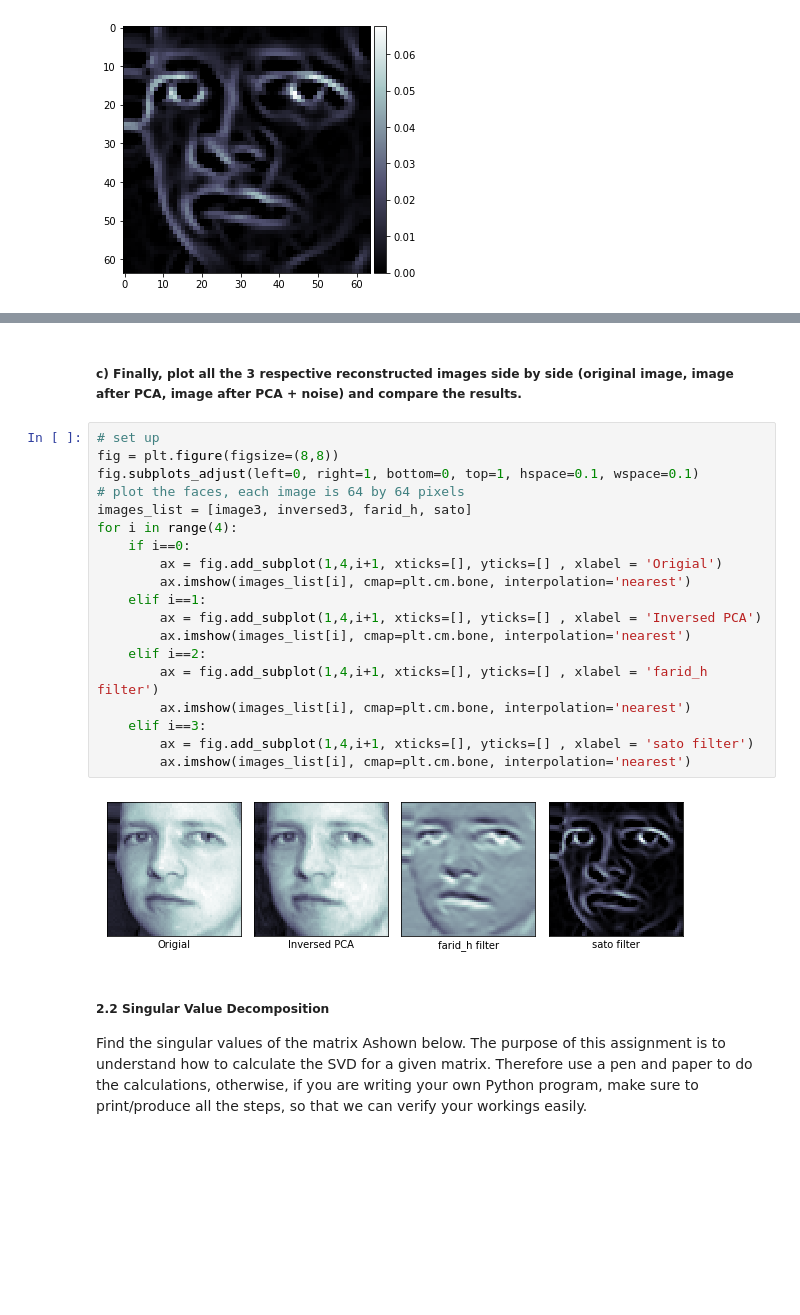
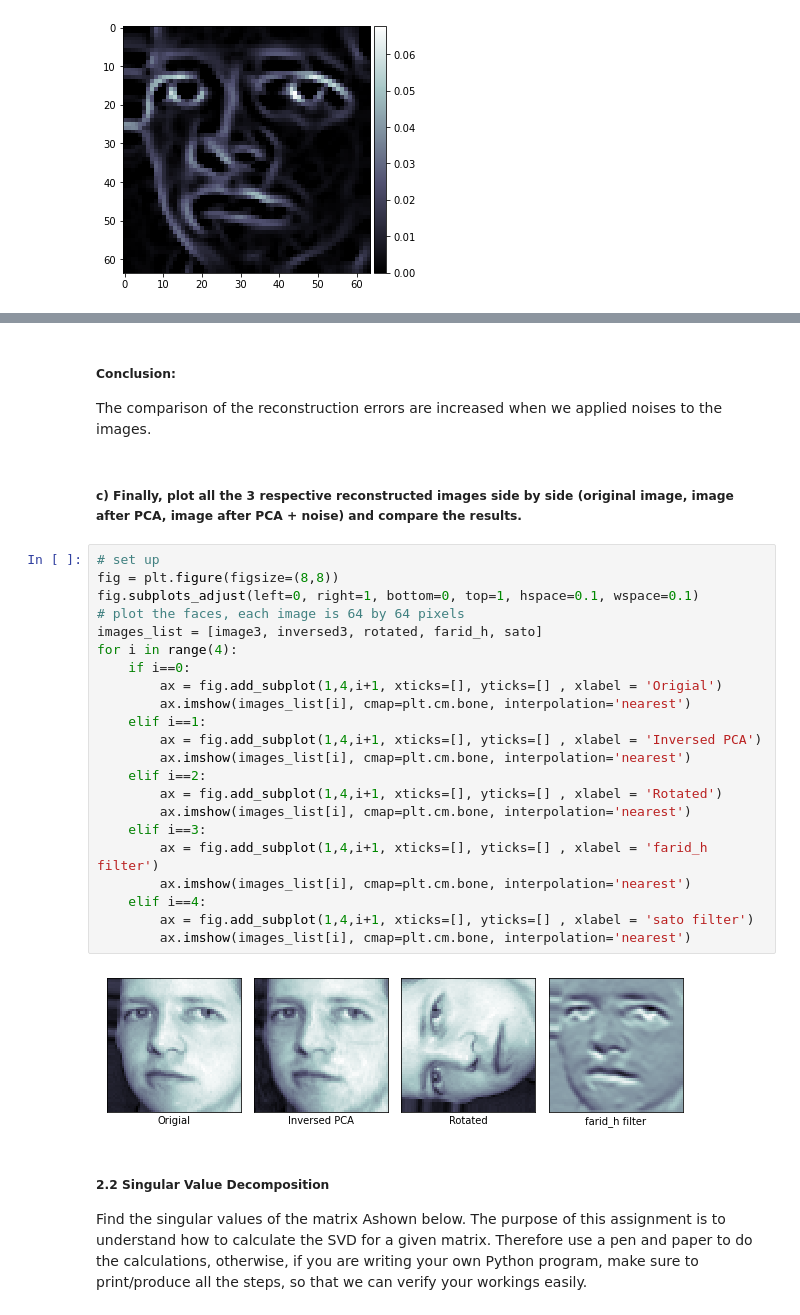
Before and after one commit to rainbowjoy1/MachineLearningClass, a Jupyter notebook: Mandatory Assignment 1.ipynb, the cells around one changed output, grey strips where cells are left out. Cells and saved outputs as stored; diff of their text form; blank space fills up the shorter version.

```diff
--- a/Mandatory Assignment 1.ipynb
+++ b/Mandatory Assignment 1.ipynb
@@ -654,29 +667,35 @@ print('mse from inversed PCA and sato:' , mse_rotated)
 mse from Original and inversed PCA: 0.00027598167
 mse from Original and sato: 0.3707983001033005
 mse from inversed PCA and sato: 0.37058402113751415
+# %% [markdown]
+##### Conclusion:
+The comparison of the reconstruction errors are increased when we applied noises to the images.
 # %% [markdown]
 ##### c) Finally, plot all the 3 respective reconstructed images side by side (original image, image after PCA, image after PCA + noise) and compare the results.
 # %%
 # set up
 fig = plt.figure(figsize=(8,8))
 fig.subplots_adjust(left=0, right=1, bottom=0, top=1, hspace=0.1, wspace=0.1)
 # plot the faces, each image is 64 by 64 pixels
-images_list = [image3, inversed3, farid_h, sato]
+images_list = [image3, inversed3, rotated, farid_h, sato]
 for i in range(4):
     if i==0:
         ax = fig.add_subplot(1,4,i+1, xticks=[], yticks=[] , xlabel = 'Origial')
         ax.imshow(images_list[i], cmap=plt.cm.bone, interpolation='nearest')
     elif i==1:
         ax = fig.add_subplot(1,4,i+1, xticks=[], yticks=[] , xlabel = 'Inversed PCA')
         ax.imshow(images_list[i], cmap=plt.cm.bone, interpolation='nearest')
     elif i==2:
+        ax = fig.add_subplot(1,4,i+1, xticks=[], yticks=[] , xlabel = 'Rotated')
+        ax.imshow(images_list[i], cmap=plt.cm.bone, interpolation='nearest')
+    elif i==3:
         ax = fig.add_subplot(1,4,i+1, xticks=[], yticks=[] , xlabel = 'farid_h filter')
         ax.imshow(images_list[i], cmap=plt.cm.bone, interpolation='nearest')
-    elif i==3:
+    elif i==4:
         ax = fig.add_subplot(1,4,i+1, xticks=[], yticks=[] , xlabel = 'sato filter')
         ax.imshow(images_list[i], cmap=plt.cm.bone, interpolation='nearest')
 # %% [output]
-[figure, old version]
+[figure, new version]
 # %% [markdown]
 ##### 2.2 Singular Value Decomposition
 Find the singular values of the matrix Ashown below. The purpose of this assignment is to understand how to calculate the SVD for a given matrix. Therefore use a pen and paper to do the calculations, otherwise, if you are writing your own Python program, make sure to print/produce all the steps, so that we can verify your workings easily.
```
Also changed, not shown: parts of 7 cells of this notebook.
